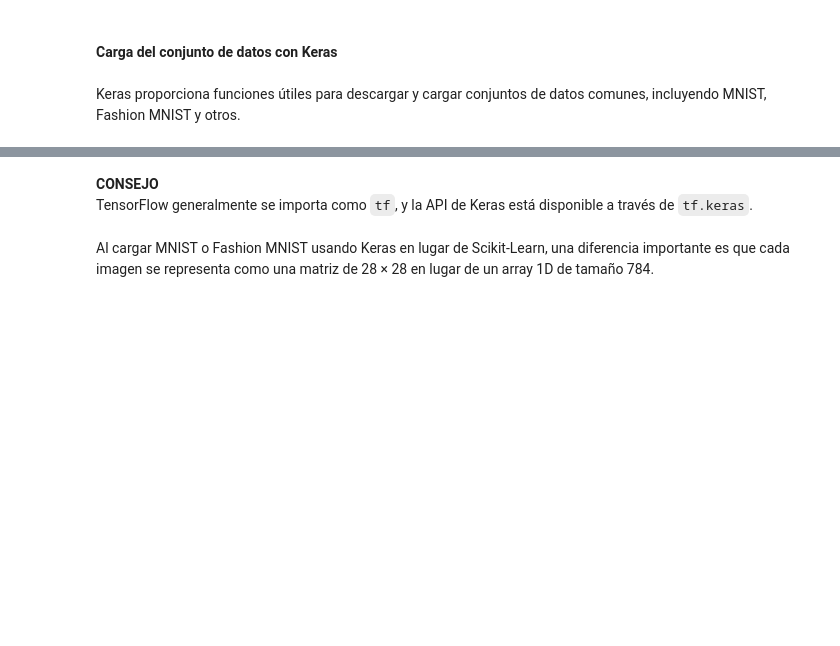
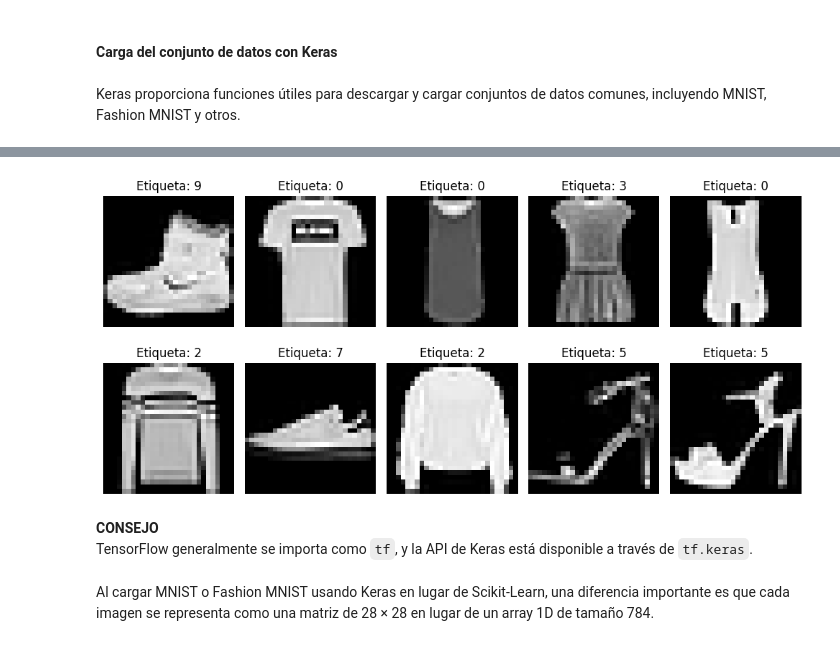
Before and after one commit to marco-canas/ml_dl_intro, a Jupyter notebook: 2_planificacion/redes_neuronales_geron/geron/10_chapter/pagina_491_edicion_3.ipynb, the cells around one changed output, grey strips where cells are left out. Cells and saved outputs as stored; diff of their text form; code cells hidden in the pictures; blank space fills up the shorter version.

```diff
--- a/2_planificacion/redes_neuronales_geron/geron/10_chapter/pagina_491_edicion_3.ipynb
+++ b/2_planificacion/redes_neuronales_geron/geron/10_chapter/pagina_491_edicion_3.ipynb
@@ -70,0 +101,14 @@ fashion_mnist = tf.keras.datasets.fashion_mnist.load_data()
+# %%
+import matplotlib.pyplot as plt
+
+# Visualizar las primeras 10 imágenes del dataset Fashion MNIST
+fig, axes = plt.subplots(2, 5, figsize=(10, 5))
+for i, ax in enumerate(axes.flat):
+    ax.imshow(fashion_mnist[0][0][i], cmap="gray")
+    ax.set_title(f"Etiqueta: {fashion_mnist[0][1][i]}")
+    ax.axis('off')
+plt.tight_layout()
+plt.savefig(r"C:\Users\marco\Downloads\fashion_mnist.png")
+plt.show()
+# %% [output]
+[figure, added]
```
Also changed, not shown: parts of 84 cells of this notebook, 2 other files.
